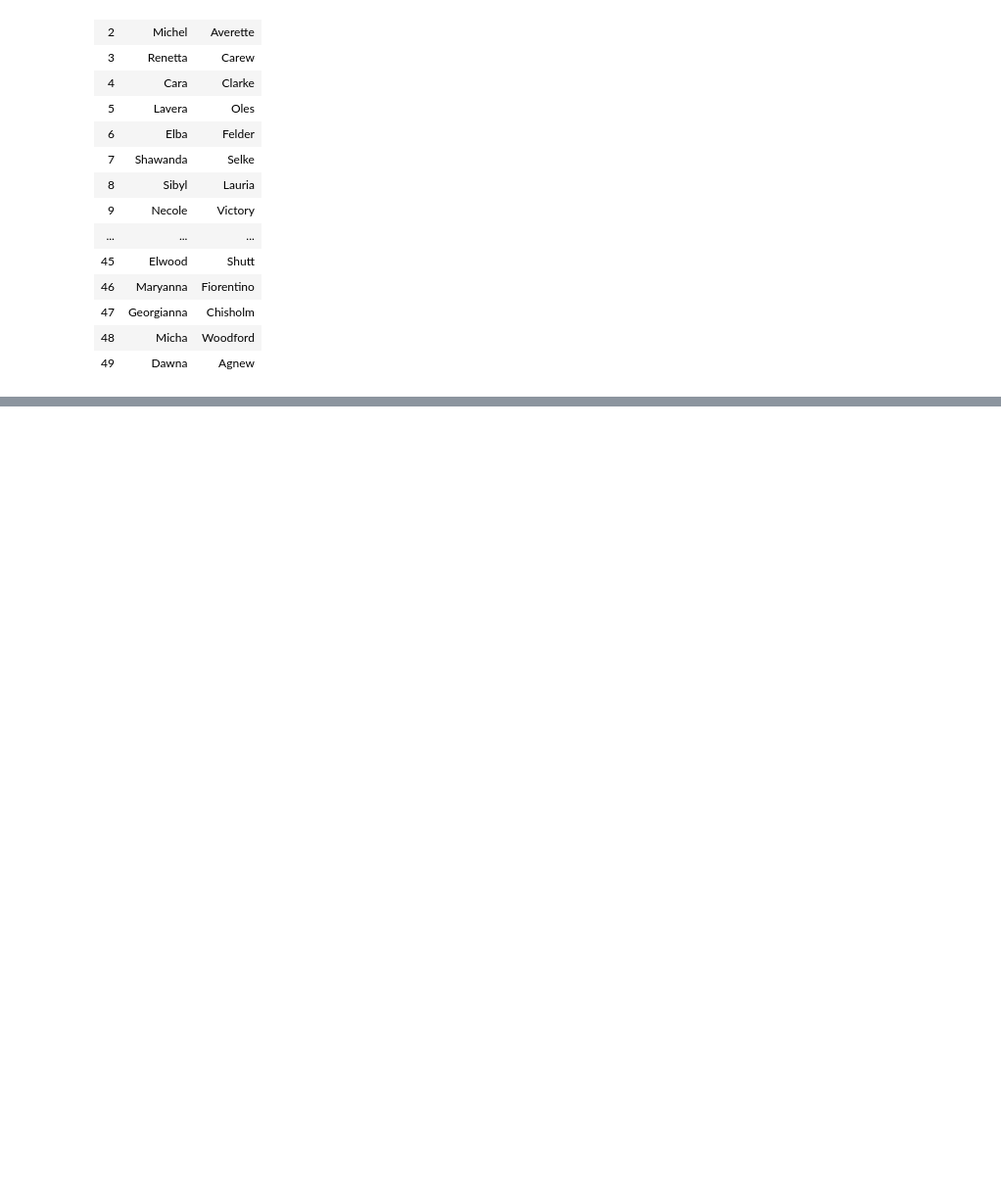
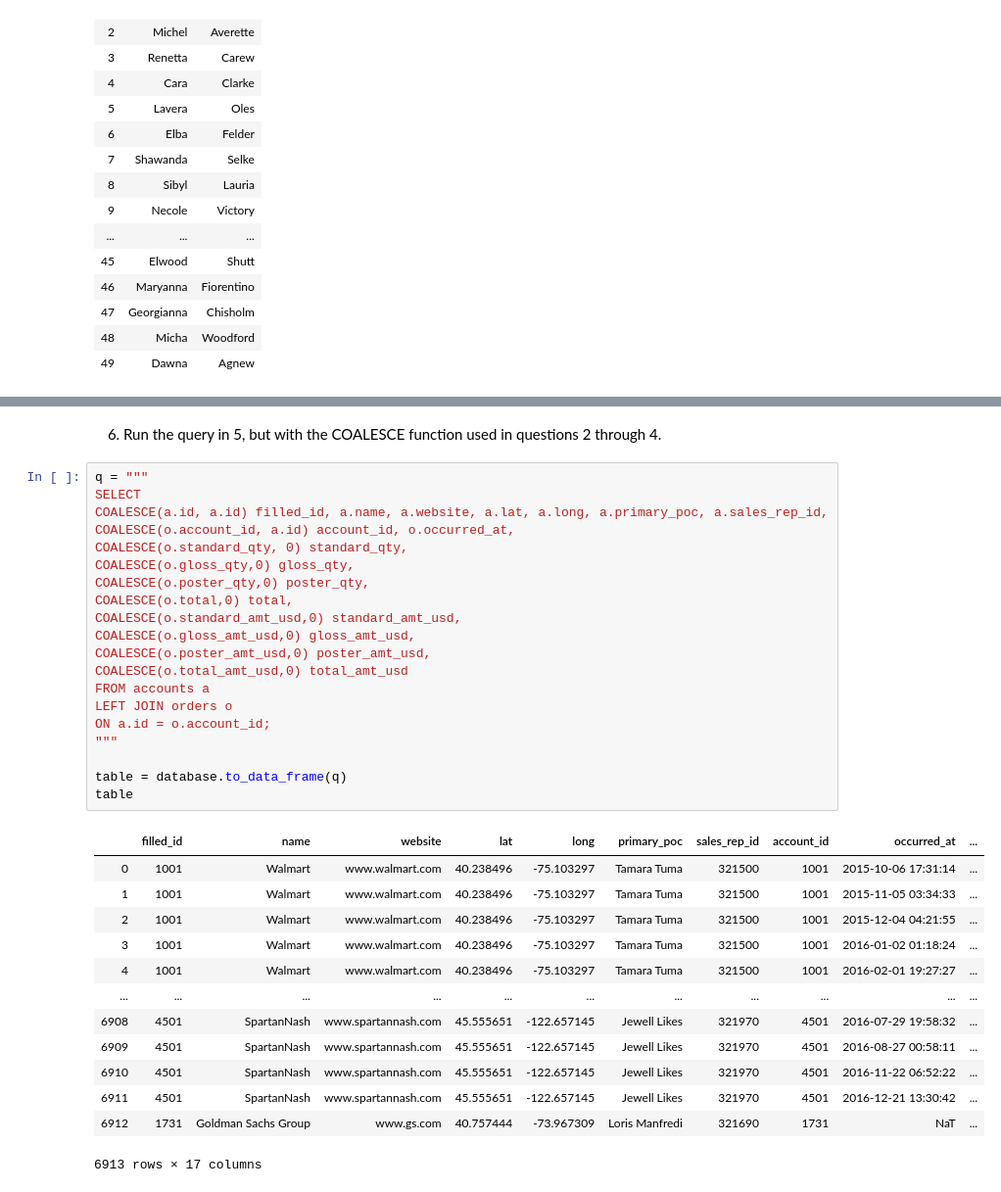
Before and after one commit to oliveirampo/sql_basics, a Jupyter notebook: sql_commands_cleaning_data.ipynb, the cells around one changed output, grey strips where cells are left out. Shown at 98% size. Drawn from its saved outputs; the diff is of its cells as text; blank space fills up the shorter version.

Commit message:
feat: Examples of cleaning data with SQL
More examples of cleaning data were added to the jupyter notebook.

```diff
--- a/sql_commands_cleaning_data.ipynb
+++ b/sql_commands_cleaning_data.ipynb
@@ -172,0 +367,37 @@ table
+# %% [markdown]
+6. Run the query in 5, but with the COALESCE function
+used in questions 2 through 4.
+# %%
+q = """
+SELECT
+COALESCE(a.id, a.id) filled_id, a.name, a.website, a.lat, a.long, a.primary_poc, a.sales_rep_id,
+COALESCE(o.account_id, a.id) account_id, o.occurred_at,
+COALESCE(o.standard_qty, 0) standard_qty,
+COALESCE(o.gloss_qty,0) gloss_qty,
+COALESCE(o.poster_qty,0) poster_qty,
+COALESCE(o.total,0) total,
+COALESCE(o.standard_amt_usd,0) standard_amt_usd,
+COALESCE(o.gloss_amt_usd,0) gloss_amt_usd,
+COALESCE(o.poster_amt_usd,0) poster_amt_usd,
+COALESCE(o.total_amt_usd,0) total_amt_usd
+FROM accounts a
+LEFT JOIN orders o
+ON a.id = o.account_id;
+"""
+
+table = database.to_data_frame(q)
+table
+# %% [output]
+|  | filled_id | name | website | lat | long | primary_poc | sales_rep_id | account_id | occurred_at | ... |
+| 0 | 1001 | Walmart | www.walmart.com | 40.238496 | -75.103297 | Tamara Tuma | 321500 | 1001 | 2015-10-06 17:31:14 | ... |
+| 1 | 1001 | Walmart | www.walmart.com | 40.238496 | -75.103297 | Tamara Tuma | 321500 | 1001 | 2015-11-05 03:34:33 | ... |
+| 2 | 1001 | Walmart | www.walmart.com | 40.238496 | -75.103297 | Tamara Tuma | 321500 | 1001 | 2015-12-04 04:21:55 | ... |
+| 3 | 1001 | Walmart | www.walmart.com | 40.238496 | -75.103297 | Tamara Tuma | 321500 | 1001 | 2016-01-02 01:18:24 | ... |
+| 4 | 1001 | Walmart | www.walmart.com | 40.238496 | -75.103297 | Tamara Tuma | 321500 | 1001 | 2016-02-01 19:27:27 | ... |
+| ... | ... | ... | ... | ... | ... | ... | ... | ... | ... | ... |
+| 6908 | 4501 | SpartanNash | www.spartannash.com | 45.555651 | -122.657145 | Jewell Likes | 321970 | 4501 | 2016-07-29 19:58:32 | ... |
+| 6909 | 4501 | SpartanNash | www.spartannash.com | 45.555651 | -122.657145 | Jewell Likes | 321970 | 4501 | 2016-08-27 00:58:11 | ... |
+| 6910 | 4501 | SpartanNash | www.spartannash.com | 45.555651 | -122.657145 | Jewell Likes | 321970 | 4501 | 2016-11-22 06:52:22 | ... |
+| 6911 | 4501 | SpartanNash | www.spartannash.com | 45.555651 | -122.657145 | Jewell Likes | 321970 | 4501 | 2016-12-21 13:30:42 | ... |
+| 6912 | 1731 | Goldman Sachs Group | www.gs.com | 40.757444 | -73.967309 | Loris Manfredi | 321690 | 1731 | NaT | ... |
+6913 rows × 17 columns
```
Also changed, not shown: parts of 21 cells of this notebook.
